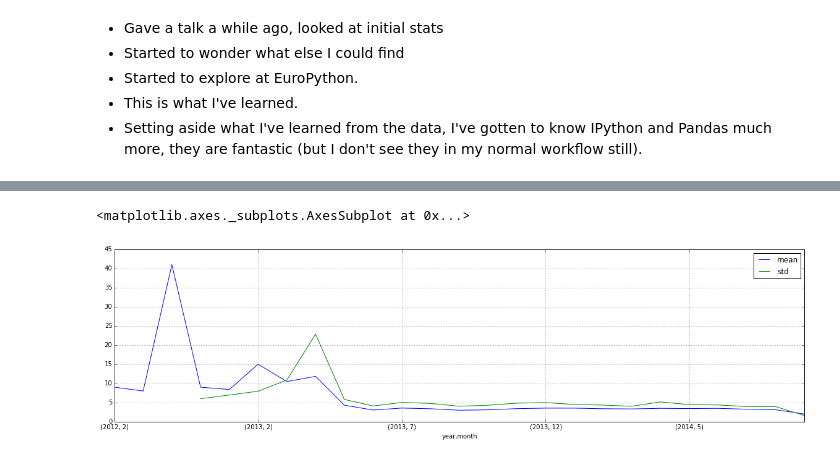
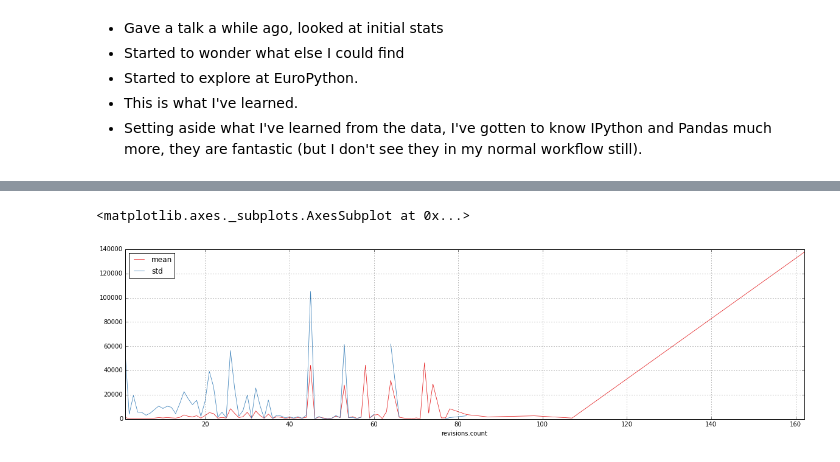
Before and after one commit to d0ugal/metareview, a Jupyter notebook: presentation.ipynb, the cells around one changed output, grey strips where cells are left out. Drawn from its saved outputs; the diff is of its cells as text; code cells hidden in the pictures.

```diff
--- a/presentation.ipynb
+++ b/presentation.ipynb
@@ -215,9 +169,7 @@ counts_by_hour['review_duration'].aggregate([np.mean]).plot(kind='bar')
-# %%
-# Are reviews requiring more updates (patch sets) over time to get merged?
-df['year'] = df.index.year
-df['month'] = df.index.month
-counts_by_hour = df.groupby(['year', 'month'])
-counts_by_hour['revisions.count'].aggregate([np.mean, np.std]).plot()
-# %% [output]
-<matplotlib.axes._subplots.AxesSubplot at 0x...>
-[figure, removed]
+# %%
+# Theory: Larger patches require more revisions to get right
+by_revisions_count = incubated_projects.groupby('revisions.count')
+by_revisions_count['revisions.lines_total'].aggregate([np.mean, np.std]).plot()
+# %% [output]
+<matplotlib.axes._subplots.AxesSubplot at 0x...>
+[figure, added]
```
Also changed, not shown: parts of 62 cells of this notebook, 7 other files.
